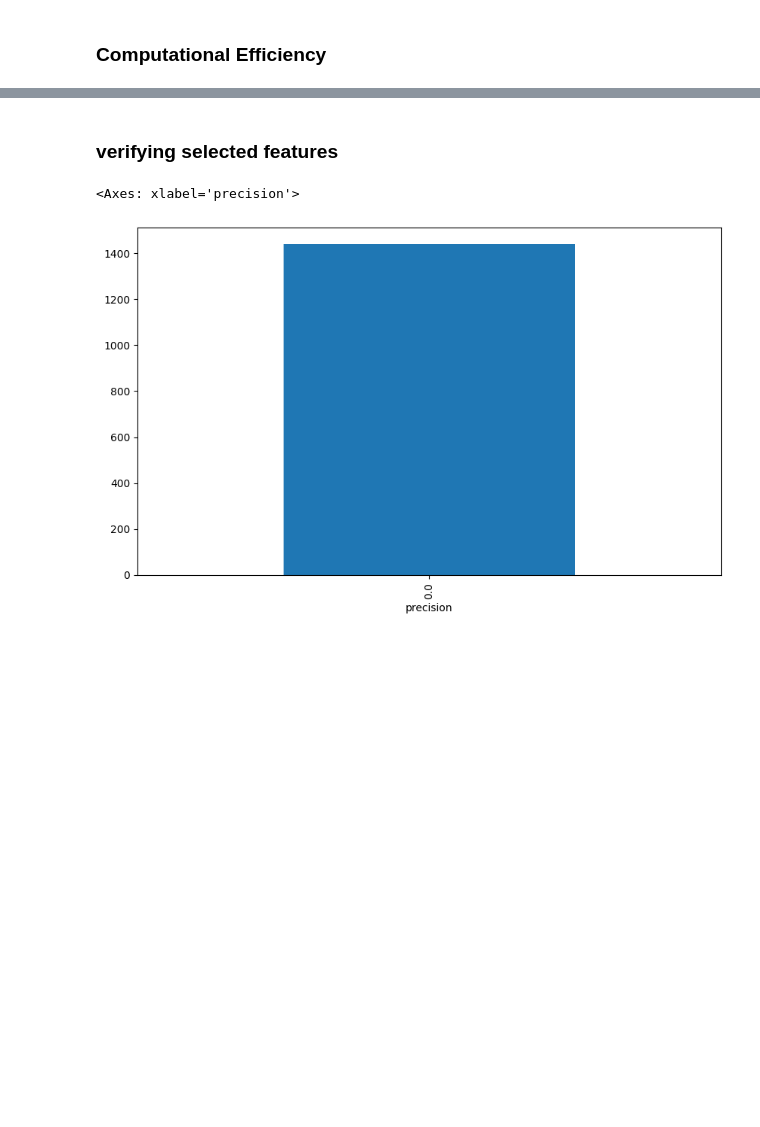
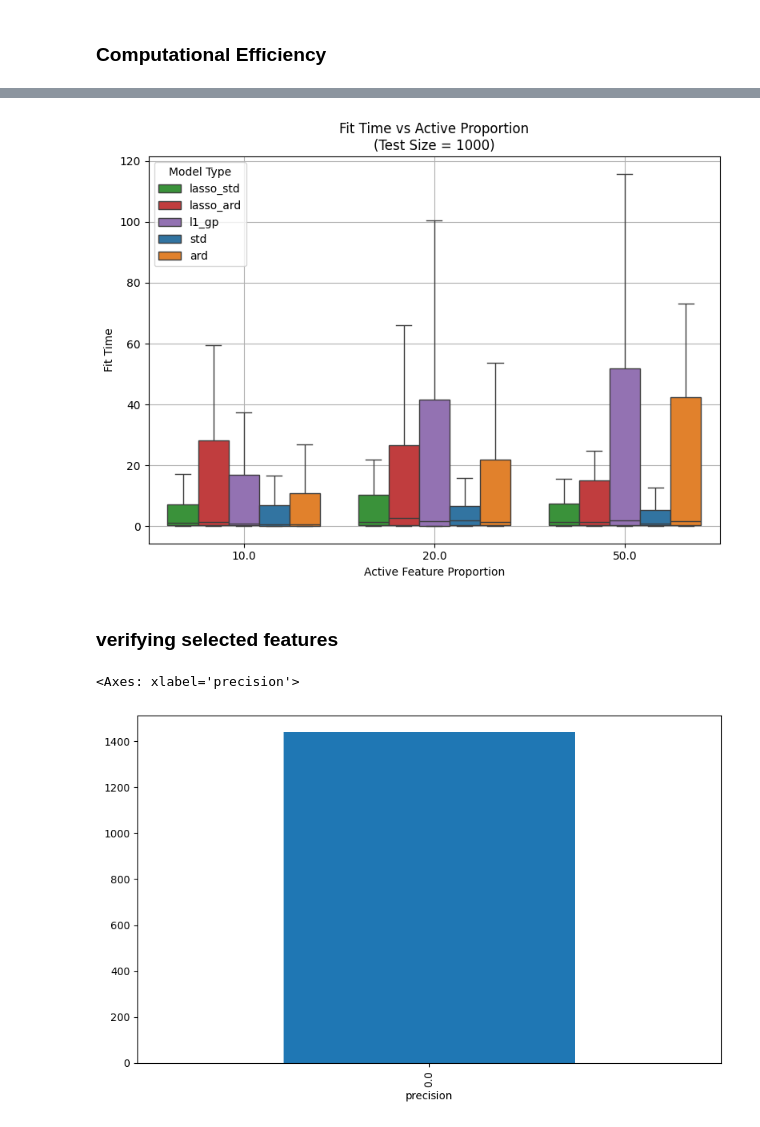
Before and after one commit to liv-fing/gp-feature-selection-simulation, a Jupyter notebook: 10. Analysis of Results - Synthetic.ipynb, the cells around one changed output, grey strips where cells are left out. Saved outputs shown, nothing was run; the diff lists cells and outputs as text; code cells hidden in the pictures; blank space fills up the shorter version.

```diff
--- a/10. Analysis of Results - Synthetic.ipynb
+++ b/10. Analysis of Results - Synthetic.ipynb
@@ -507,3 +458,22 @@ else:
+# %%
+plt.figure(figsize=(8, 6))
+sns.boxplot(
+    data=results,
+    x='active proportion',
+    y='fit time',
+    hue='model type',
+    palette=custom_palette,
+    showfliers=False
+)
+plt.xlabel('Active Feature Proportion')
+plt.ylabel('Fit Time (s)')
+plt.title('Fit Time vs Active Proportion\n(Test Size = 1000)')
+plt.legend(title='Model Type')
+plt.grid(True)
+plt.tight_layout()
+plt.show()
+# %% [output]
+[figure, added]
 # %% [markdown]
 ### verifying selected features
 # %%
```
Also changed, not shown: parts of 4 cells of this notebook, 23 other files.
